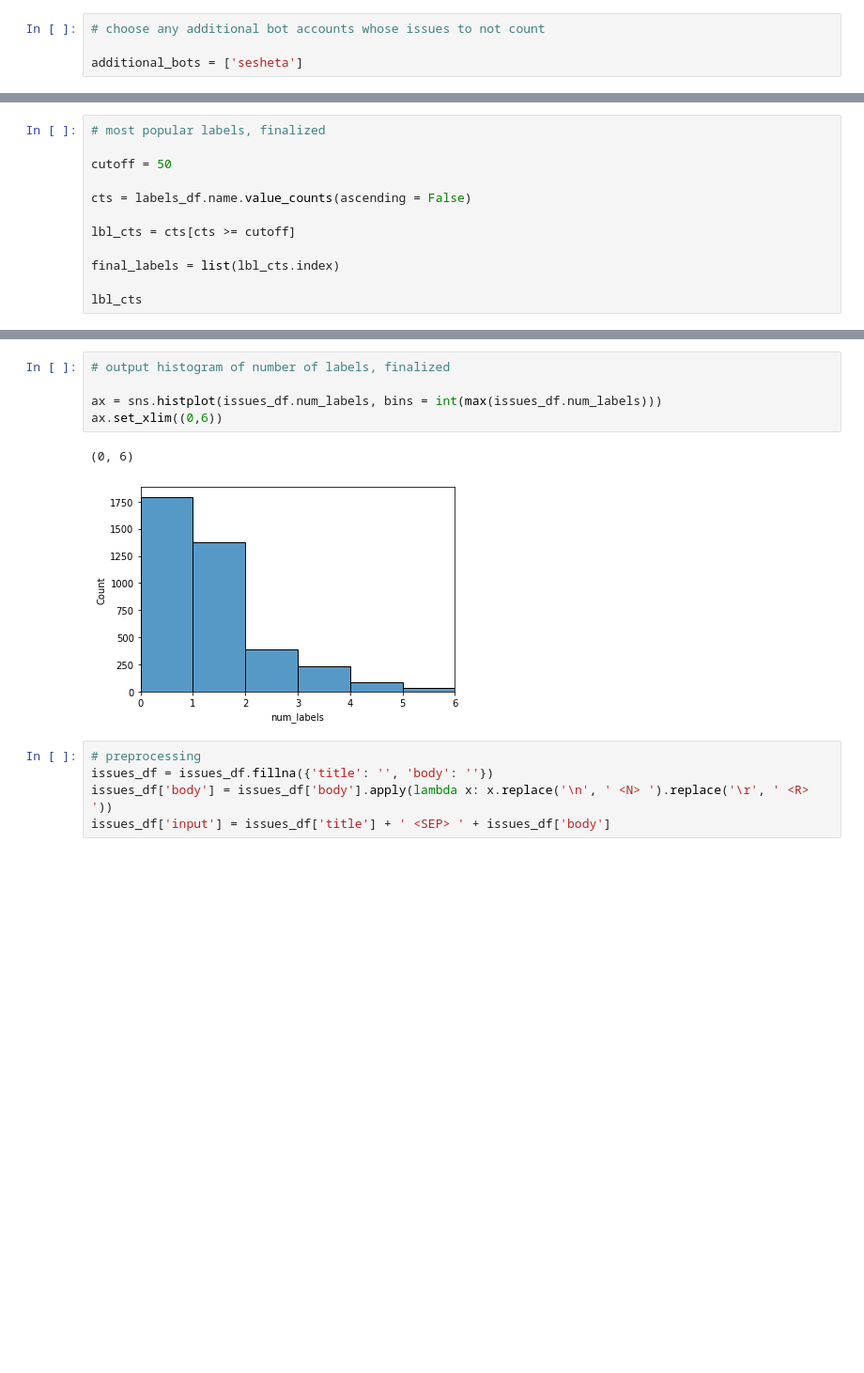
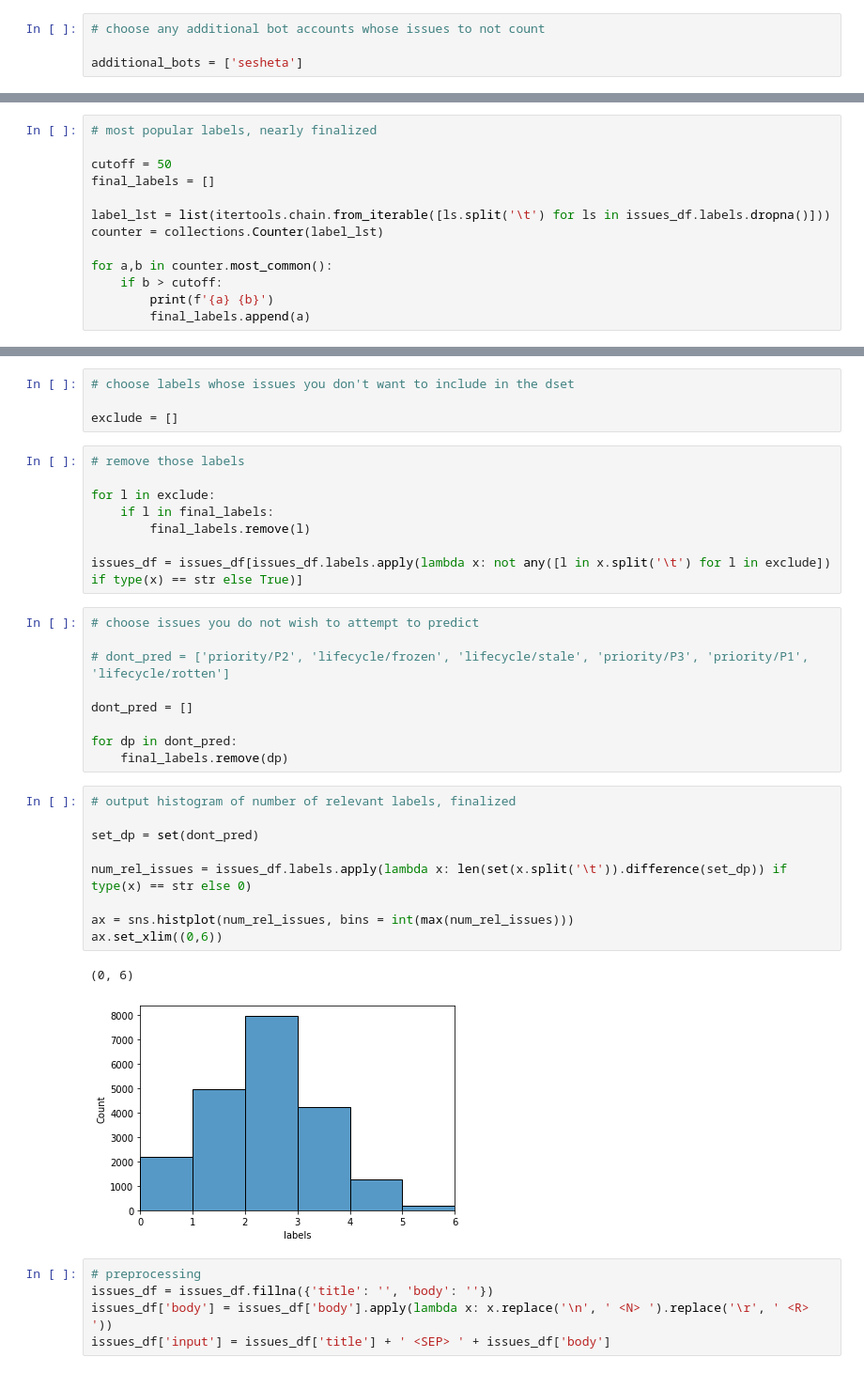
Before and after one commit to antter/github-labeler, a Jupyter notebook: models/fastText_expirements.ipynb, the cells around one changed output, grey strips where cells are left out. Shown at 94% size. Drawn from its saved outputs; the diff is of its cells as text; blank space fills up the shorter version.

```diff
--- a/models/fastText_expirements.ipynb
+++ b/models/fastText_expirements.ipynb
@@ -140,13 +131,14 @@ labels_df = labels_df[labels_df.id.apply(lambda x: x in remaining_ids)]
 # %%
-# most popular labels, finalized
+# most popular labels, nearly finalized
 
 cutoff = 50
+final_labels = []
 
-cts = labels_df.name.value_counts(ascending = False)
+label_lst = list(itertools.chain.from_iterable([ls.split('\t') for ls in issues_df.labels.dropna()]))
+counter = collections.Counter(label_lst)
 
-lbl_cts = cts[cts >= cutoff]
-
-final_labels = list(lbl_cts.index)
-
-lbl_cts
+for a,b in counter.most_common():
+    if b > cutoff:
+        print(f'{a} {b}')
+        final_labels.append(a)
 # %% [output]
@@ -167,11 +162,36 @@ Name: name, dtype: int64
+# %%
+# choose labels whose issues you don't want to include in the dset
+
+exclude = []
+# %%
+# remove those labels
+
+for l in exclude:
+    if l in final_labels:
+        final_labels.remove(l)
+
+issues_df = issues_df[issues_df.labels.apply(lambda x: not any([l in x.split('\t') for l in exclude]) if type(x) == str else True)]
+# %%
+# choose issues you do not wish to attempt to predict
+
+# dont_pred = ['priority/P2', 'lifecycle/frozen', 'lifecycle/stale', 'priority/P3', 'priority/P1', 'lifecycle/rotten']
+
+dont_pred = []
+
+for dp in dont_pred:
+    final_labels.remove(dp)
 # %%
-# output histogram of number of labels, finalized
+# output histogram of number of relevant labels, finalized
 
-ax = sns.histplot(issues_df.num_labels, bins = int(max(issues_df.num_labels)))
+set_dp = set(dont_pred)
+
+num_rel_issues = issues_df.labels.apply(lambda x: len(set(x.split('\t')).difference(set_dp)) if type(x) == str else 0)
+
+ax = sns.histplot(num_rel_issues, bins = int(max(num_rel_issues)))
 ax.set_xlim((0,6))
 # %% [output]
 (0, 6)
-[figure, old version]
+[figure, new version]
 # %%
 # preprocessing
 issues_df = issues_df.fillna({'title': '', 'body': ''})
```
Also changed, not shown: parts of 18 cells of this notebook.
